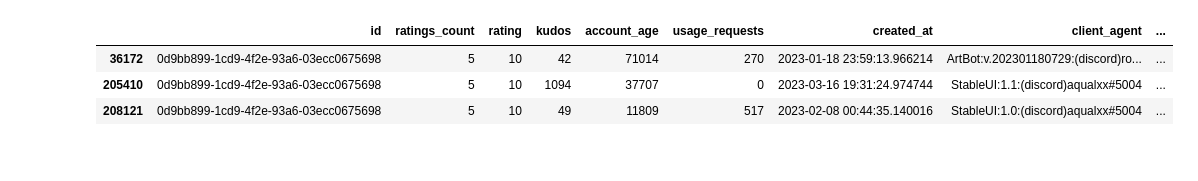
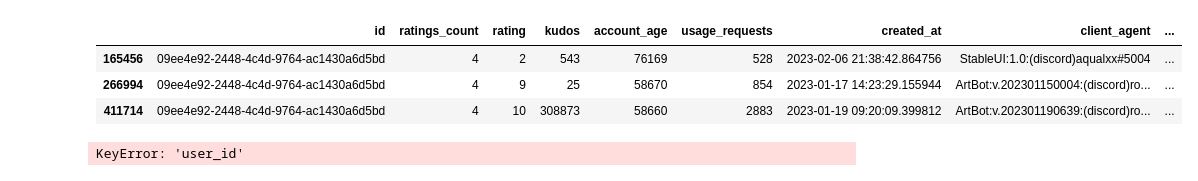
Before and after one commit to kenjiqq/aesthetics-scorer, a Jupyter notebook: aesthetics_scorer/explore.ipynb, the cells around one changed output. Cells and saved outputs as stored; diff of their text form; code cells hidden in the pictures.

```diff
--- a/aesthetics_scorer/explore.ipynb
+++ b/aesthetics_scorer/explore.ipynb
@@ -85,7 +71,36 @@ display(images)
-# %%
-hord_ratings[hord_ratings["id"] =="0d9bb899-1cd9-4f2e-93a6-03ecc0675698"]
-# %% [output]
-|  | id | ratings_count | rating | kudos | account_age | usage_requests | created_at | client_agent | ... |
-| 36172 | 0d9bb899-1cd9-4f2e-93a6-03ecc0675698 | 5 | 10 | 42 | 71014 | 270 | 2023-01-18 23:59:13.966214 | ArtBot:v.202301180729:(discord)ro... | ... |
-| 205410 | 0d9bb899-1cd9-4f2e-93a6-03ecc0675698 | 5 | 10 | 1094 | 37707 | 0 | 2023-03-16 19:31:24.974744 | StableUI:1.1:(discord)aqualxx#5004 | ... |
-| 208121 | 0d9bb899-1cd9-4f2e-93a6-03ecc0675698 | 5 | 10 | 49 | 11809 | 517 | 2023-02-08 00:44:35.140016 | StableUI:1.0:(discord)aqualxx#5004 | ... |
+# %%
+pd.set_option('display.max_colwidth', None)
+hord_ratings[hord_ratings["id"] =="09ee4e92-2448-4c4d-9764-ac1430a6d5bd"]
+# %% [output]
+|  | id | ratings_count | rating | kudos | account_age | usage_requests | created_at | client_agent | ... |
+| 165456 | 09ee4e92-2448-4c4d-9764-ac1430a6d5bd | 4 | 2 | 543 | 76169 | 528 | 2023-02-06 21:38:42.864756 | StableUI:1.0:(discord)aqualxx#5004 | ... |
+| 266994 | 09ee4e92-2448-4c4d-9764-ac1430a6d5bd | 4 | 9 | 25 | 58670 | 854 | 2023-01-17 14:23:29.155944 | ArtBot:v.202301150004:(discord)ro... | ... |
+| 411714 | 09ee4e92-2448-4c4d-9764-ac1430a6d5bd | 4 | 10 | 308873 | 58660 | 2883 | 2023-01-19 09:20:09.399812 | ArtBot:v.202301190639:(discord)ro... | ... |
+# %%
+user = hord_ratings[hord_ratings["user_id"] =="4973f64d2b9c24feab8433c7004fb6272e245381b1815164c4026d69c02b5406"]
+def plot(plot_df):
+    # Set up the figure with two subplots
+    #fig, (ax1, ax2, ax3) = plt.subplots(ncols=3, figsize=(15, 5))
+    fig, (ax1, ax2) = plt.subplots(ncols=2, figsize=(10, 5))
+
+    # Plot the first histogram on the first subplot
+    ax1.hist(plot_df["rating"], bins=10, density=False, color='blue', edgecolor='black')
+    ax1.set_xlabel('Rating')
+    ax1.set_ylabel('Count')
+    ax1.set_title('Distribution of Rating')
+
+    # Plot the second histogram on the second subplot
+    ax2.hist(plot_df["artifacts"], bins=5, density=False, color='blue', edgecolor='black')
+    ax2.set_xlabel('Artifacts')
+    ax2.set_ylabel('Rating')
+    ax2.set_title('Distribution of Artifacts')
+
+    # Adjust the layout of the subplots
+    fig.tight_layout()
+
+    # Show the figure
+    plt.show()
+
+plot(user)
+# %% [output]
+KeyError: 'user_id'
```
Also changed, not shown: parts of 4 cells of this notebook, 35 other files.
